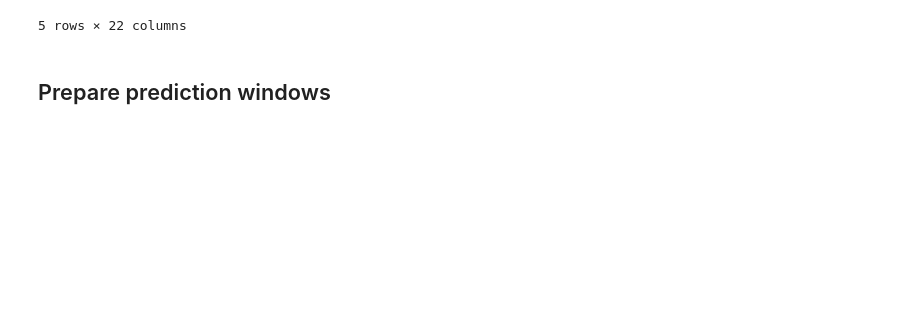
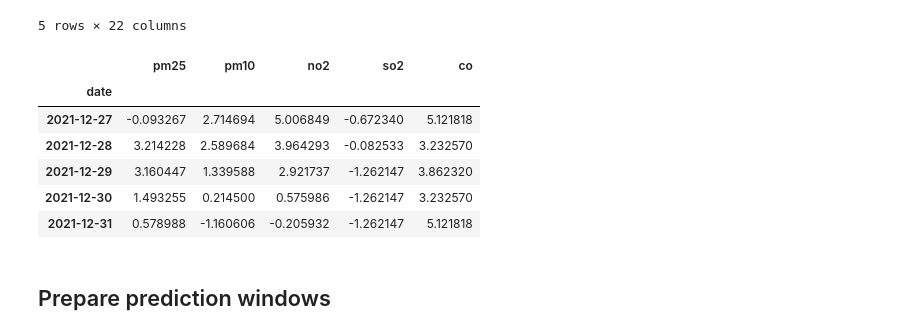
Before and after one commit to MartinRajniak/Air-Quality-Prediction, a Jupyter notebook: notebooks/air_quality_prediction.ipynb, the cells around one changed output. Cells and saved outputs as stored; diff of their text form; code cells hidden in the pictures; blank space fills up the shorter version.

```diff
--- a/notebooks/air_quality_prediction.ipynb
+++ b/notebooks/air_quality_prediction.ipynb
@@ -380,6 +386,16 @@ X_train.head()
 | 2021-12-30 | 1.493255 | 0.214500 | 0.575986 | -1.262147 | 3.232570 | -2.265593 | 1.618244 | 1.623279 | 0.002559 | 1.738959 | ... |
 | 2021-12-31 | 0.578988 | -1.160606 | -0.205932 | -1.262147 | 5.121818 | -2.265593 | 1.618244 | 1.736576 | 0.502454 | 1.748161 | ... |
 5 rows × 22 columns
+# %%
+y_train[:5]
+# %% [output]
+|  | pm25 | pm10 | no2 | so2 | co |
+| date |  |  |  |  |  |
+| 2021-12-27 | -0.093267 | 2.714694 | 5.006849 | -0.672340 | 5.121818 |
+| 2021-12-28 | 3.214228 | 2.589684 | 3.964293 | -0.082533 | 3.232570 |
+| 2021-12-29 | 3.160447 | 1.339588 | 2.921737 | -1.262147 | 3.862320 |
+| 2021-12-30 | 1.493255 | 0.214500 | 0.575986 | -1.262147 | 3.232570 |
+| 2021-12-31 | 0.578988 | -1.160606 | -0.205932 | -1.262147 | 5.121818 |
 # %% [markdown]
 ## Prepare prediction windows
 # %%
```
Also changed, not shown: parts of 15 cells of this notebook.
